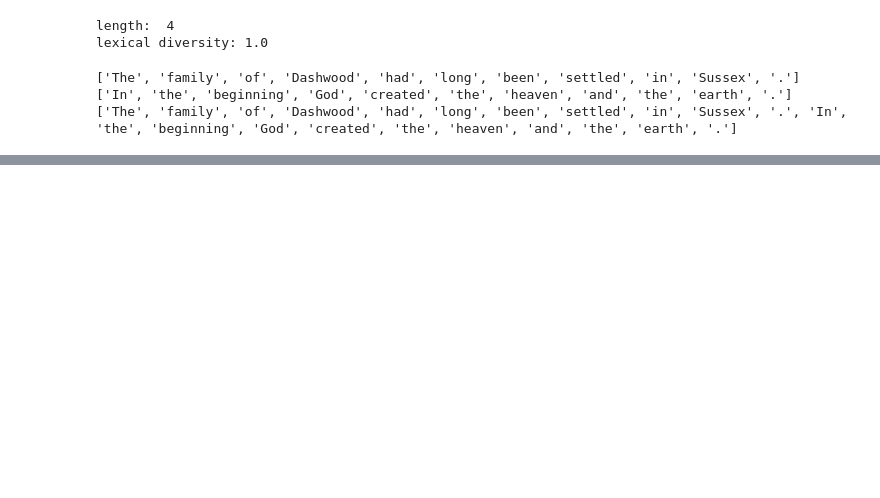
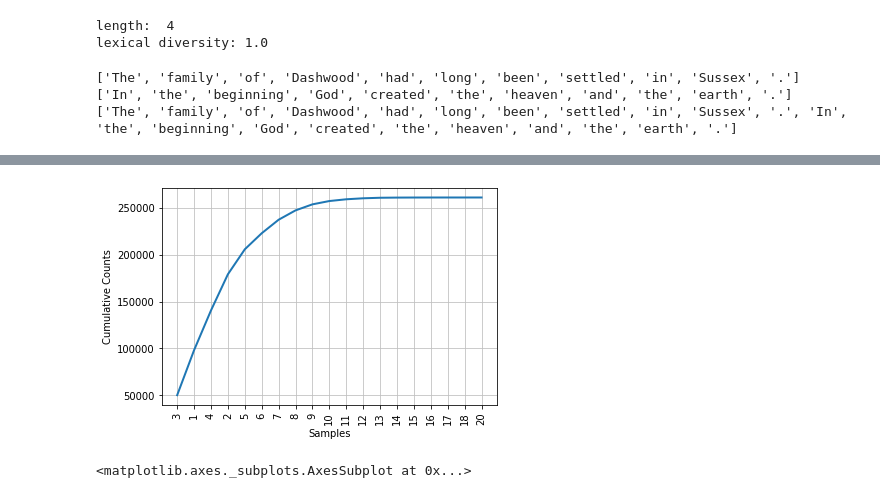
Before and after one commit to SmilodonCub/ReadingLearningTinkering, a Jupyter notebook: NLP_wPython/NLP_wPython.ipynb, the cells around one changed output, grey strips where cells are left out. Cells and saved outputs as stored; diff of their text form; code cells hidden in the pictures; blank space fills up the shorter version.

```diff
--- a/NLP_wPython/NLP_wPython.ipynb
+++ b/NLP_wPython/NLP_wPython.ipynb
@@ -253,0 +541,5 @@ print( newPrint )
+# %%
+fdist2.plot( cumulative = True )
+# %% [output]
+[figure, added]
+<matplotlib.axes._subplots.AxesSubplot at 0x...>
```
Also changed, not shown: parts of 29 cells of this notebook.
